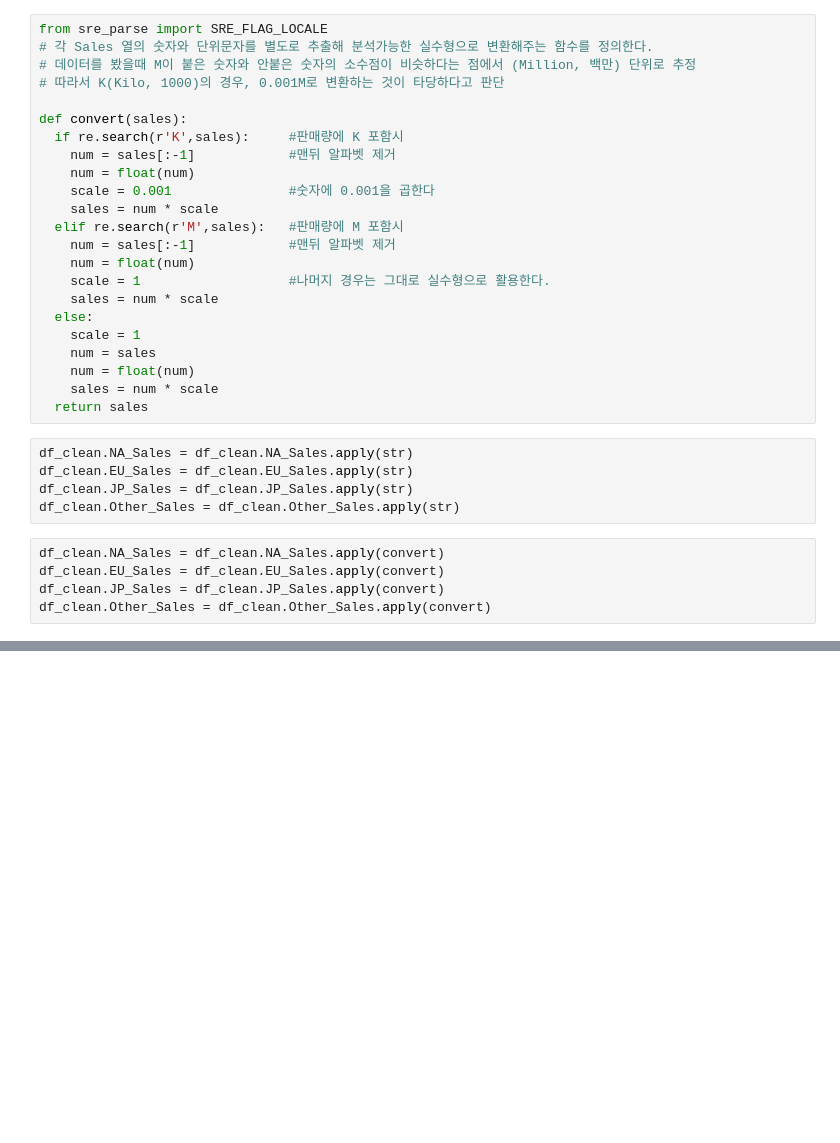
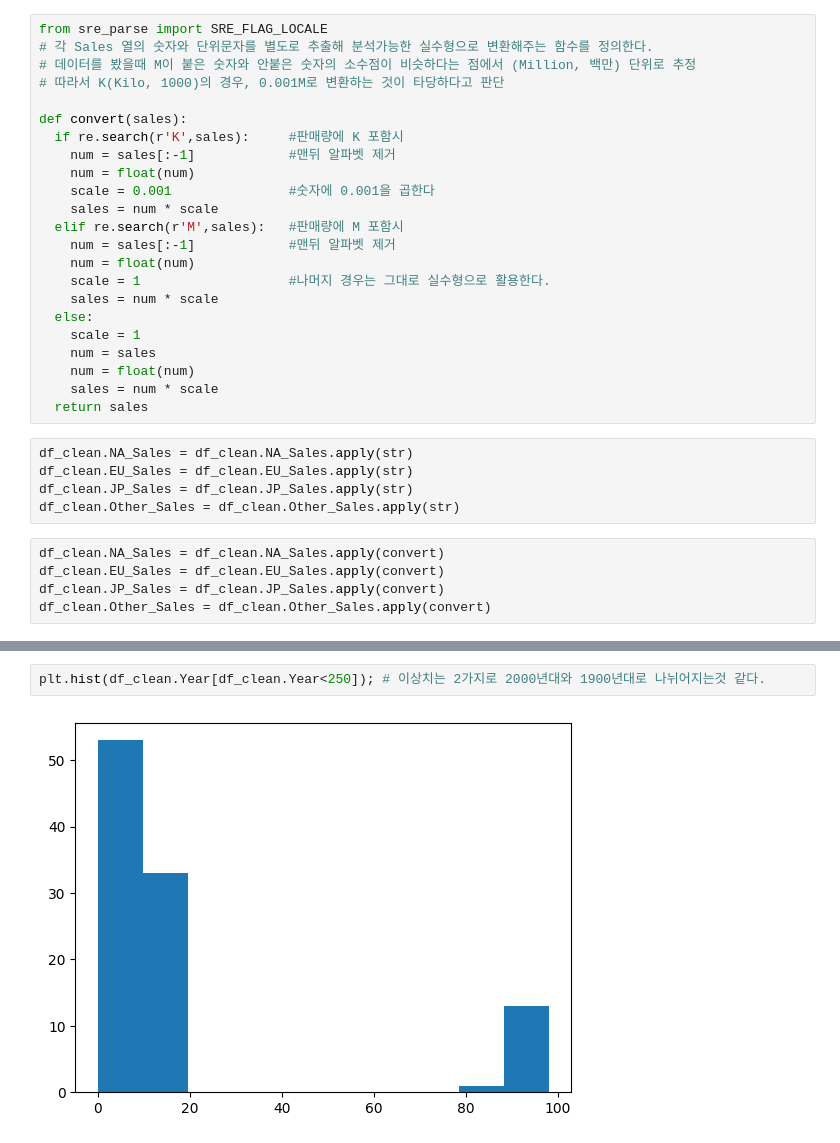
Before and after one commit to dhwan-dj/AIB16_Section1-project, a Jupyter notebook: S1_PJT_AI_16_김동환.ipynb, the cells around one changed output, grey strips where cells are left out. Saved outputs shown, nothing was run; the diff lists cells and outputs as text; blank space fills up the shorter version.

```diff
--- a/S1_PJT_AI_16_김동환.ipynb
+++ b/S1_PJT_AI_16_김동환.ipynb
@@ -234,0 +259,4 @@ df_clean.Other_Sales = df_clean.Other_Sales.apply(convert)
+# %%
+plt.hist(df_clean.Year[df_clean.Year<250]); # 이상치는 2가지로 2000년대와 1900년대로 나뉘어지는것 같다.
+# %% [output]
+[figure, added]
```
Also changed, not shown: parts of 40 cells of this notebook.
